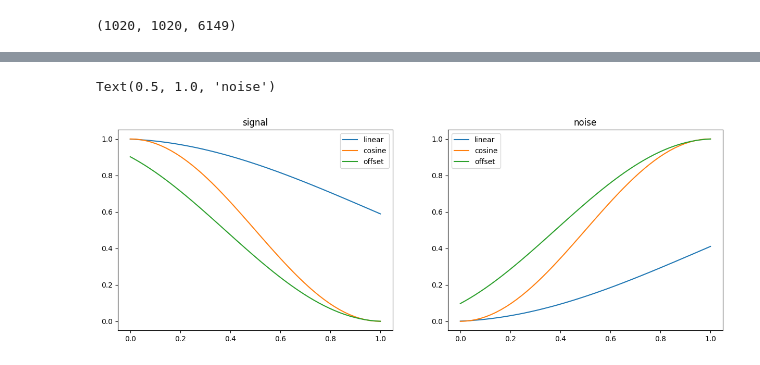
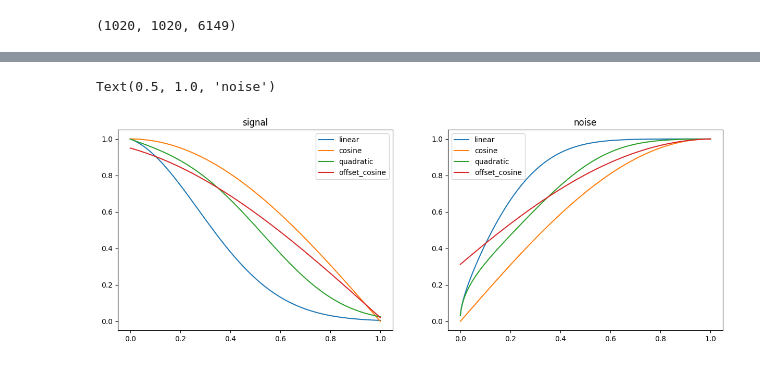
Before and after one commit to Johnxjp/machine-learning-playground, a Jupyter notebook: diffusion/flowers_diffusion.ipynb, the cells around one changed output, grey strips where cells are left out. Saved outputs shown, nothing was run; the diff lists cells and outputs as text; code cells hidden in the pictures.

```diff
--- a/diffusion/flowers_diffusion.ipynb
+++ b/diffusion/flowers_diffusion.ipynb
@@ -46,40 +51,50 @@ Text(0.5, 1.0, '68')
 # %%
-def linear_diffusion_schedule(min_rate: float, max_rate: float, steps: int) -> list[float]:
+def linear_diffusion_schedule(beta_min: float, beta_max: float, diffusion_times: list[float]) -> list[float]:
     """ Returns the alpha bar values at different time steps based on a linearly increasing schedule """
-    betas = min_rate + np.linspace(0.0, 1.0, num=steps) * (max_rate - min_rate)
+    betas = beta_min + diffusion_times * (beta_max - beta_min)
     alphas = 1 - betas
     return np.cumprod(alphas)
+# %%
+def quadratic_diffusion_schedule(beta_min: float, beta_max: float, diffusion_times: list[float]) -> list[float]:
+    """ Returns the alpha bar values at different time steps based on a quadratic increasing schedule """
+    betas = beta_min + (diffusion_times ** 2) * (beta_max - beta_min)
+    alphas = 1 - betas
+    return np.cumprod(alphas)
 # %%
-def sinusoid_diffusion_schedule(steps: int) -> list[float]:
+def cosine_diffusion_schedule(diffusion_times: list[float]) -> list[float]:
     """ Returns the alpha bar values at different time steps using sinusoid schedule."""
-    return np.cos(np.linspace(0.0, 1.0, num=steps) * (np.pi / 2)) ** 2
+    return np.cos(diffusion_times * (np.pi / 2)) ** 2
 # %%
-def offset_sinusoid_diffusion_schedule(min_rate: float, max_rate: float, steps: int) -> list[float]:
+def offset_cosine_diffusion_schedule(min_rate: float, max_rate: float, diffusion_times: list[float]) -> list[float]:
     """ Returns the alpha bar values at different time steps using sinusoid schedule."""
     start_angle = np.acos(max_rate)
     end_angle = np.acos(min_rate)
-    angles = start_angle + np.linspace(0.0, 1.0, num=steps) * (end_angle - start_angle)
+    angles = start_angle + diffusion_times * (end_angle - start_angle)
     return np.cos(angles) ** 2
 # %%
-steps = 50
-linrates = linear_diffusion_schedule(0.001, 0.02, steps)
-cosrates = sinusoid_diffusion_schedule(steps)
-offsetrates = offset_sinusoid_diffusion_schedule(0.02, 0.95, steps)
+steps = 1000
+diffusion_times = np.linspace(0.0, 1.0, num=steps)
+linrates = linear_diffusion_schedule(0.001, 0.02, diffusion_times)
+cosrates = cosine_diffusion_schedule(diffusion_times)
+quadratic = quadratic_diffusion_schedule(0.001, 0.02, diffusion_times)
+offset = offset_cosine_diffusion_schedule(0.02, 0.95, diffusion_times)
 f, (ax1, ax2) = plt.subplots(1, 2, figsize = (15, 5))
-ax1.plot(np.linspace(0, 1, steps), linrates, label="linear")
-ax1.plot(np.linspace(0, 1, steps), cosrates, label="cosine")
-ax1.plot(np.linspace(0, 1, steps), offsetrates, label="offset")
+ax1.plot(np.linspace(0, 1, steps), np.sqrt(linrates), label="linear")
+ax1.plot(np.linspace(0, 1, steps), np.sqrt(cosrates), label="cosine")
+ax1.plot(np.linspace(0, 1, steps), np.sqrt(quadratic), label="quadratic")
+ax1.plot(np.linspace(0, 1, steps), np.sqrt(offset), label="offset_cosine")
 ax1.legend()
 ax1.set_title("signal")
 
-ax2.plot(np.linspace(0, 1, steps), 1 - linrates, label="linear")
-ax2.plot(np.linspace(0, 1, steps), 1 - cosrates, label="cosine")
-ax2.plot(np.linspace(0, 1, steps), 1 - offsetrates, label="offset")
+ax2.plot(np.linspace(0, 1, steps), np.sqrt(1 - linrates), label="linear")
+ax2.plot(np.linspace(0, 1, steps), np.sqrt(1 - cosrates), label="cosine")
+ax2.plot(np.linspace(0, 1, steps), np.sqrt(1 - quadratic), label="quadratic")
+ax2.plot(np.linspace(0, 1, steps), np.sqrt(1 - offset), label="offset_cosine")
 ax2.legend()
 ax2.set_title("noise")
 # %% [output]
 Text(0.5, 1.0, 'noise')
-[figure, old version]
+[figure, new version]
 # %%
 def image_corruption(
     input_image: torch.Tensor,
```
Also changed, not shown: parts of 27 cells of this notebook, 6 other files.
